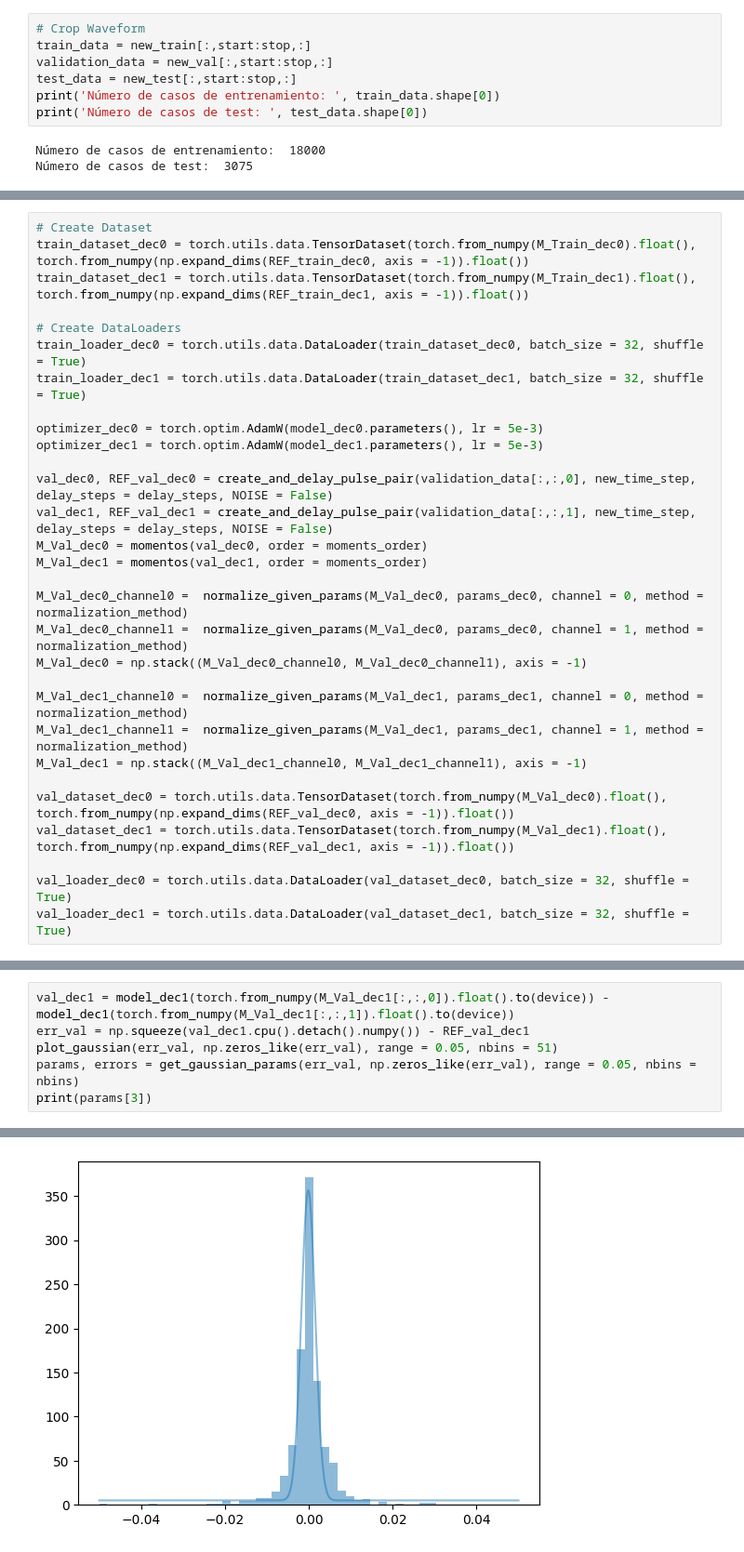
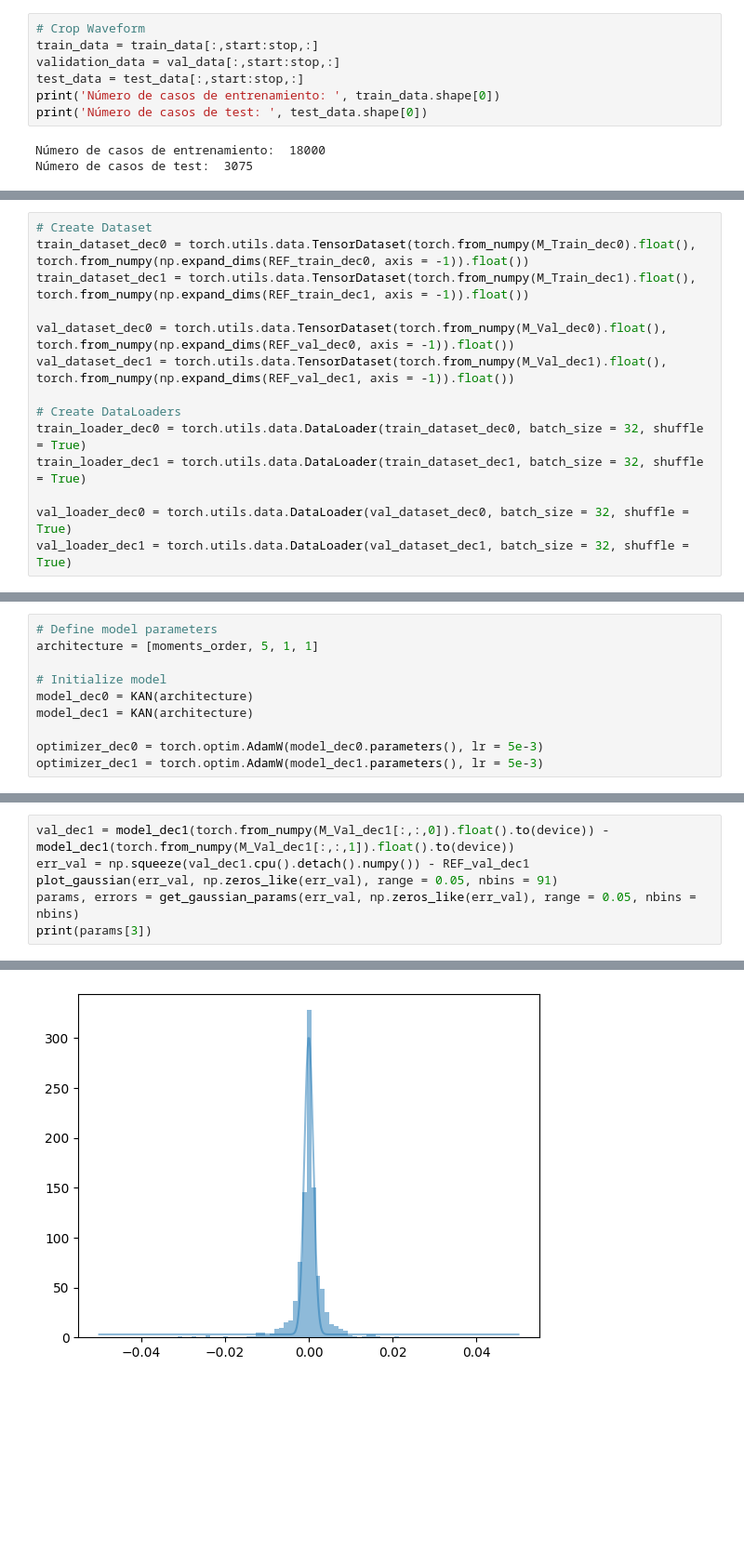
Before and after one commit to wjosefw/MLTiming, a Jupyter notebook: Quickstart_MLTiming.ipynb, the cells around one changed output, grey strips where cells are left out. Shown at 93% size. Drawn from its saved outputs; the diff is of its cells as text; blank space fills up the shorter version.

```diff
--- a/Quickstart_MLTiming.ipynb
+++ b/Quickstart_MLTiming.ipynb
@@ -69,8 +56,8 @@ New time step: 0.0250
 # %%
 # Crop Waveform
-train_data = new_train[:,start:stop,:]
-validation_data = new_val[:,start:stop,:]
-test_data = new_test[:,start:stop,:]
+train_data = train_data[:,start:stop,:]
+validation_data = val_data[:,start:stop,:]
+test_data = test_data[:,start:stop,:]
 print('Número de casos de entrenamiento: ', train_data.shape[0])
 print('Número de casos de test: ', test_data.shape[0])
 # %% [output]
@@ -176,28 +111,12 @@ model_dec1 = KAN(architecture)
 train_dataset_dec0 = torch.utils.data.TensorDataset(torch.from_numpy(M_Train_dec0).float(), torch.from_numpy(np.expand_dims(REF_train_dec0, axis = -1)).float())
 train_dataset_dec1 = torch.utils.data.TensorDataset(torch.from_numpy(M_Train_dec1).float(), torch.from_numpy(np.expand_dims(REF_train_dec1, axis = -1)).float())
 
+val_dataset_dec0 = torch.utils.data.TensorDataset(torch.from_numpy(M_Val_dec0).float(), torch.from_numpy(np.expand_dims(REF_val_dec0, axis = -1)).float())
+val_dataset_dec1 = torch.utils.data.TensorDataset(torch.from_numpy(M_Val_dec1).float(), torch.from_numpy(np.expand_dims(REF_val_dec1, axis = -1)).float())
+
 # Create DataLoaders
 train_loader_dec0 = torch.utils.data.DataLoader(train_dataset_dec0, batch_size = 32, shuffle = True)
 train_loader_dec1 = torch.utils.data.DataLoader(train_dataset_dec1, batch_size = 32, shuffle = True)
 
-optimizer_dec0 = torch.optim.AdamW(model_dec0.parameters(), lr = 5e-3)
-optimizer_dec1 = torch.optim.AdamW(model_dec1.parameters(), lr = 5e-3)
-
-val_dec0, REF_val_dec0 = create_and_delay_pulse_pair(validation_data[:,:,0], new_time_step, delay_steps = delay_steps, NOISE = False)
-val_dec1, REF_val_dec1 = create_and_delay_pulse_pair(validation_data[:,:,1], new_time_step, delay_steps = delay_steps, NOISE = False)
-M_Val_dec0 = momentos(val_dec0, order = moments_order)
-M_Val_dec1 = momentos(val_dec1, order = moments_order)
-
-M_Val_dec0_channel0 =  normalize_given_params(M_Val_dec0, params_dec0, channel = 0, method = normalization_method)
-M_Val_dec0_channel1 =  normalize_given_params(M_Val_dec0, params_dec0, channel = 1, method = normalization_method)
-M_Val_dec0 = np.stack((M_Val_dec0_channel0, M_Val_dec0_channel1), axis = -1)
-
-M_Val_dec1_channel0 =  normalize_given_params(M_Val_dec1, params_dec1, channel = 0, method = normalization_method)
-M_Val_dec1_channel1 =  normalize_given_params(M_Val_dec1, params_dec1, channel = 1, method = normalization_method)
-M_Val_dec1 = np.stack((M_Val_dec1_channel0, M_Val_dec1_channel1), axis = -1)
-
-val_dataset_dec0 = torch.utils.data.TensorDataset(torch.from_numpy(M_Val_dec0).float(), torch.from_numpy(np.expand_dims(REF_val_dec0, axis = -1)).float())
-val_dataset_dec1 = torch.utils.data.TensorDataset(torch.from_numpy(M_Val_dec1).float(), torch.from_numpy(np.expand_dims(REF_val_dec1, axis = -1)).float())
-
 val_loader_dec0 = torch.utils.data.DataLoader(val_dataset_dec0, batch_size = 32, shuffle = True)
 val_loader_dec1 = torch.utils.data.DataLoader(val_dataset_dec1, batch_size = 32, shuffle = True)
@@ -204,3 +127,13 @@ val_loader_dec1 = torch.utils.data.DataLoader(val_dataset_dec1, batch_size = 32,
+# %%
+# Define model parameters
+architecture = [moments_order, 5, 1, 1]
+
+# Initialize model
+model_dec0 = KAN(architecture)
+model_dec1 = KAN(architecture)
+
+optimizer_dec0 = torch.optim.AdamW(model_dec0.parameters(), lr = 5e-3)
+optimizer_dec1 = torch.optim.AdamW(model_dec1.parameters(), lr = 5e-3)
 # %%
 # Execute train loop
 loss_dec0, val_loss_dec0, test_dec0, val_dec0 = train_loop_KAN(model_dec0, optimizer_dec0, train_loader_dec0, val_loader_dec0, torch.tensor(MOMENTS_TEST[:,:,0]).float(), EPOCHS = epochs, name = 'KAN_models/model_dec0', save = False)
@@ -310,7 +249,7 @@ Text(0, 0.5, 'Counts')
 # %%
 val_dec1 = model_dec1(torch.from_numpy(M_Val_dec1[:,:,0]).float().to(device)) - model_dec1(torch.from_numpy(M_Val_dec1[:,:,1]).float().to(device))
 err_val = np.squeeze(val_dec1.cpu().detach().numpy()) - REF_val_dec1
-plot_gaussian(err_val, np.zeros_like(err_val), range = 0.05, nbins = 51)
+plot_gaussian(err_val, np.zeros_like(err_val), range = 0.05, nbins = 91)
 params, errors = get_gaussian_params(err_val, np.zeros_like(err_val), range = 0.05, nbins = nbins)
 print(params[3])
 # %% [output]
@@ -318,4 +257,4 @@ print(params[3])
-[figure, old version]
+[figure, new version]
 # %%
 import time
 
```
Also changed, not shown: parts of 31 cells of this notebook.
